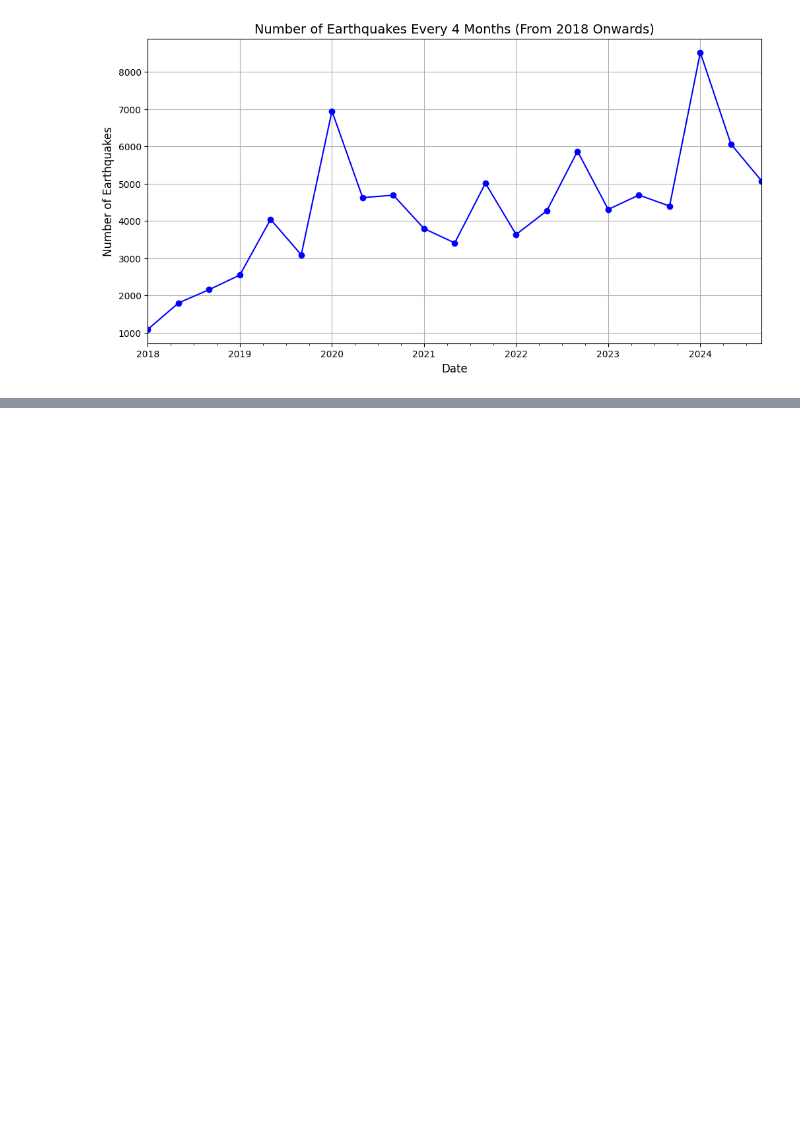
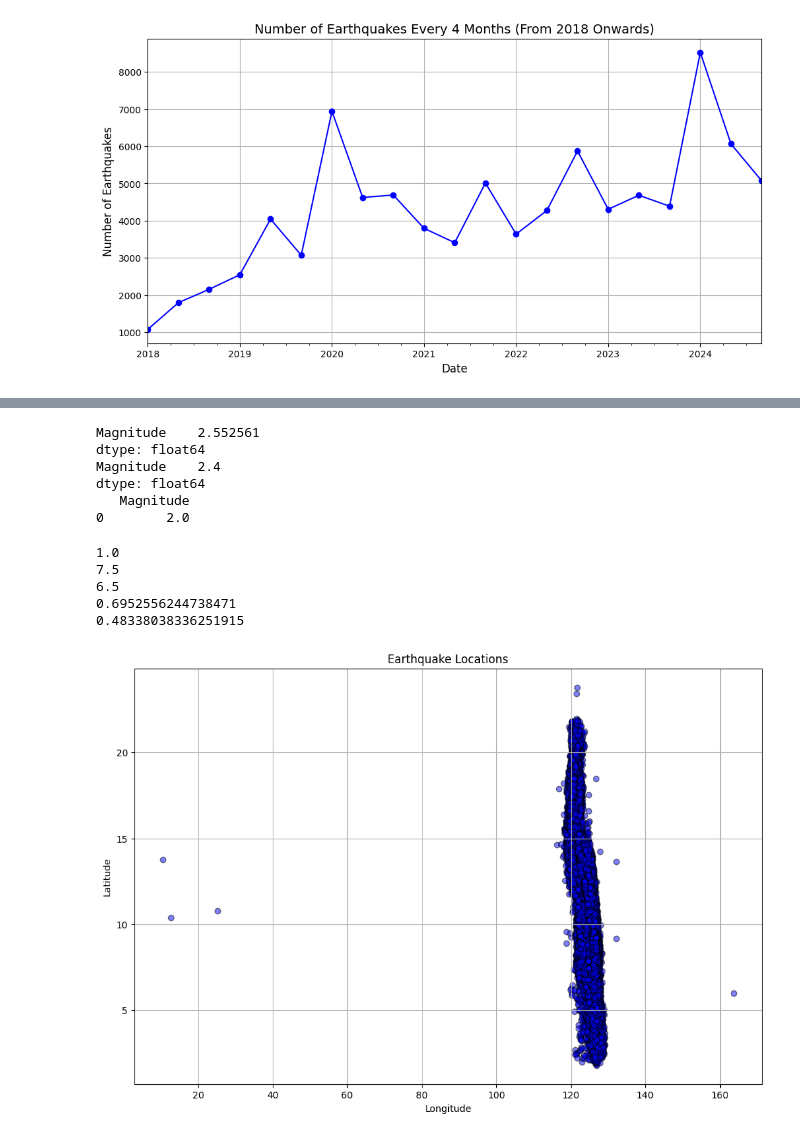
Before and after one commit to rei-naissance/Data-Exploration, a Jupyter notebook: EarthquakesDataSet_DataAnalysis.ipynb, the cells around one changed output, grey strips where cells are left out. Saved outputs shown, nothing was run; the diff lists cells and outputs as text; code cells hidden in the pictures; blank space fills up the shorter version.

Commit message:
Update EarthquakesDataSet_DataAnalysis.ipynb
Compiled further data analysis with Magnitude and Depth in KM

```diff
--- a/EarthquakesDataSet_DataAnalysis.ipynb
+++ b/EarthquakesDataSet_DataAnalysis.ipynb
@@ -28,3 +31,12 @@ data.head
 91677  375 km S 20° E of Balut Island (Municipality O...
 
 [91678 rows x 6 columns]>
+# %%
+# CLEANING DATA
+
+data['Location'] = data['Location'].str.extract(r'\((.*?)\)')[0]
+data[['Latitude', 'Longitude']] = data[['Latitude', 'Longitude']].replace('-', np.nan)
+clean = data.dropna(subset=['Location'])
+clean = data.dropna(subset=['Latitude', 'Longitude'])
+clean = data.dropna()
+clean.info()
@@ -148,0 +198,51 @@ Freq: 4ME, dtype: int64
+# %%
+# MEAN, MEDIAN, MODE FOR MAGNITUDE
+
+mean_mag = clean[['Magnitude']].mean()
+median_mag = clean[['Magnitude']].median()
+mode_mag = clean[['Magnitude']].mode()
+print(mean_mag)
+print(median_mag)
+print(mode_mag)
+# %% [output]
+Magnitude    2.552561
+dtype: float64
+Magnitude    2.4
+dtype: float64
+   Magnitude
+0        2.0
+# %%
+# MINIMUM, MAXIMUM, RANGE, STANDARD DEVIATION, VARIANCE FOR MAGNITUDE
+
+magnitude_min = df['Magnitude'].min()
+magnitude_max = df['Magnitude'].max()
+magnitude_range = magnitude_max - magnitude_min
+magnitude_std = df['Magnitude'].std()
+magnitude_var = df['Magnitude'].var()
+
+print(magnitude_min)
+print(magnitude_max)
+print(magnitude_range)
+print(magnitude_std)
+print(magnitude_var)
+# %% [output]
+1.0
+7.5
+6.5
+0.6952556244738471
+0.48338038336251915
+# %%
+# SCATTER PLOT FOR EARTHQUAKE LOCATIONS
+
+clean.loc[:, 'Longitude'] = pd.to_numeric(clean['Longitude'], errors='coerce')
+clean.loc[:, 'Latitude'] = pd.to_numeric(clean['Latitude'], errors='coerce')
+
+plt.figure(figsize=(12, 8))
+plt.scatter(clean['Longitude'], clean['Latitude'], alpha=0.5, c='blue', edgecolors='k')
+plt.title('Earthquake Locations')
+plt.xlabel('Longitude')
+plt.ylabel('Latitude')
+plt.grid(True)
+plt.show()
+# %% [output]
+[figure, added]
```
Also changed, not shown: parts of 15 cells of this notebook.
